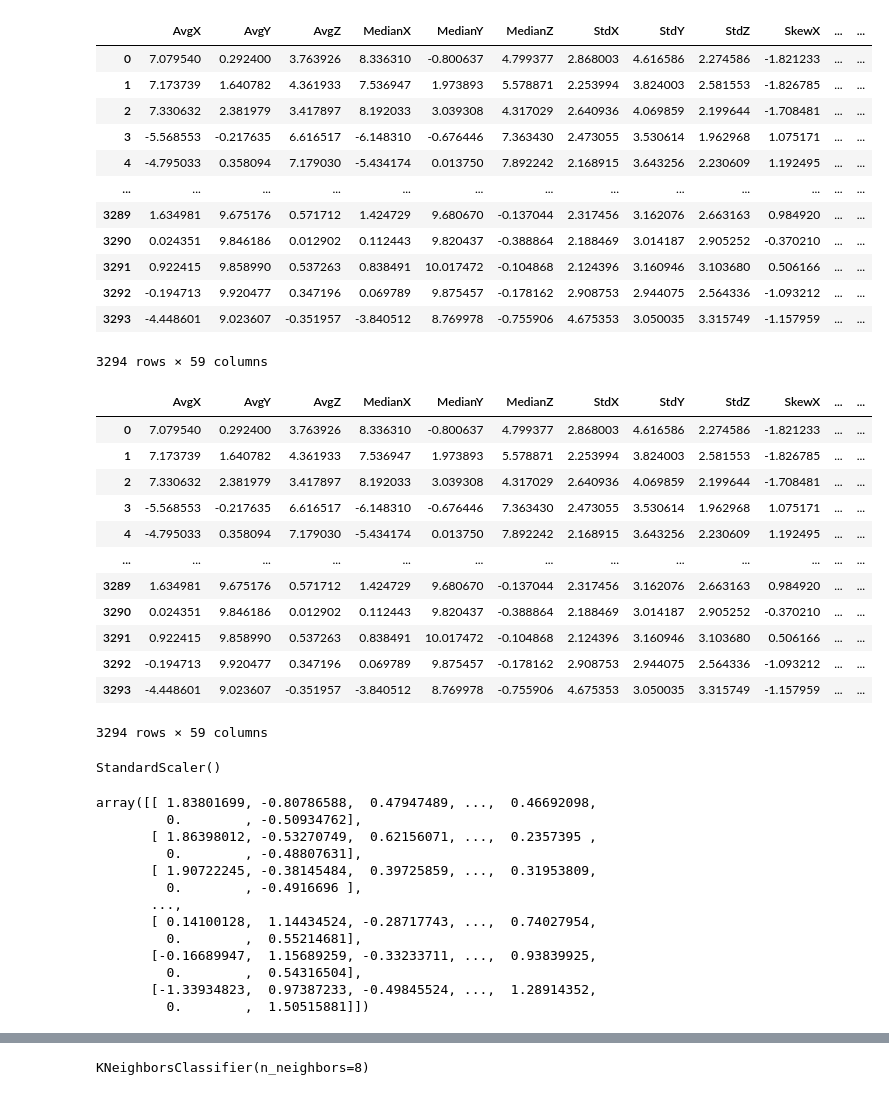
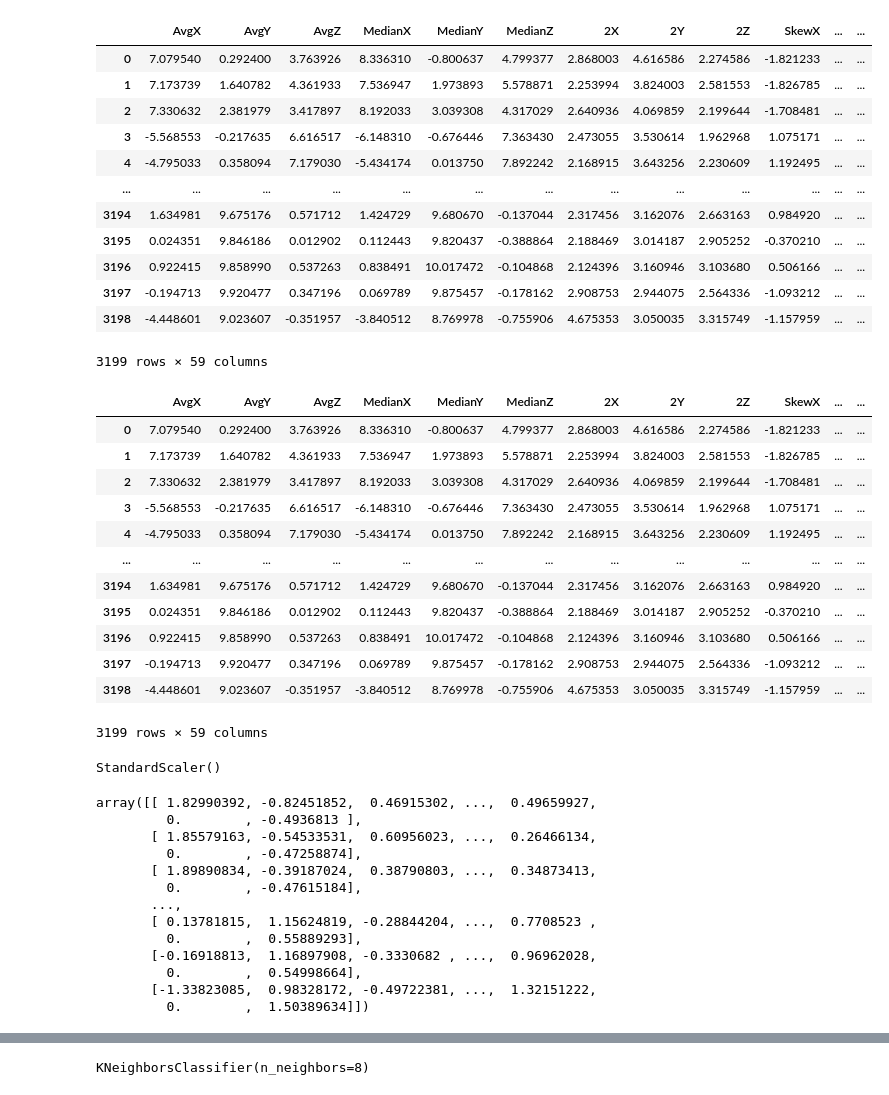
Before and after one commit to priyanshi9692/Adaptive-and-Heuristic-AI-enabled-IoT-Edge-for-high-risk-and-rural-patients, a Jupyter notebook: machinelearning/fall/KNN-Model-for-Fall-Data-Analysis.ipynb, the cells around one changed output, grey strips where cells are left out. Cells and saved outputs as stored; diff of their text form; code cells hidden in the pictures.

Commit message:
KNN model for fall data

```diff
--- a/machinelearning/fall/KNN-Model-for-Fall-Data-Analysis.ipynb
+++ b/machinelearning/fall/KNN-Model-for-Fall-Data-Analysis.ipynb
@@ -7,23 +7,23 @@ import seaborn as sns
 # %%
 # Use pandas .read_csv() method to read in classified dataset
 # index_col -> argument assigns the index to a particular column
-df = pd.read_csv('all_data1all.csv')
+df = pd.read_csv('all_data1all3.csv')
 # Use the .head() method to display the first few rows
 df
 # %% [output]
-|  | AvgX | AvgY | AvgZ | MedianX | MedianY | MedianZ | StdX | StdY | StdZ | SkewX | ... | ... |
+|  | AvgX | AvgY | AvgZ | MedianX | MedianY | MedianZ | 2X | 2Y | 2Z | SkewX | ... | ... |
 | 0 | 7.079540 | 0.292400 | 3.763926 | 8.336310 | -0.800637 | 4.799377 | 2.868003 | 4.616586 | 2.274586 | -1.821233 | ... | ... |
 | 1 | 7.173739 | 1.640782 | 4.361933 | 7.536947 | 1.973893 | 5.578871 | 2.253994 | 3.824003 | 2.581553 | -1.826785 | ... | ... |
 | 2 | 7.330632 | 2.381979 | 3.417897 | 8.192033 | 3.039308 | 4.317029 | 2.640936 | 4.069859 | 2.199644 | -1.708481 | ... | ... |
 | 3 | -5.568553 | -0.217635 | 6.616517 | -6.148310 | -0.676446 | 7.363430 | 2.473055 | 3.530614 | 1.962968 | 1.075171 | ... | ... |
 | 4 | -4.795033 | 0.358094 | 7.179030 | -5.434174 | 0.013750 | 7.892242 | 2.168915 | 3.643256 | 2.230609 | 1.192495 | ... | ... |
 | ... | ... | ... | ... | ... | ... | ... | ... | ... | ... | ... | ... | ... |
-| 3289 | 1.634981 | 9.675176 | 0.571712 | 1.424729 | 9.680670 | -0.137044 | 2.317456 | 3.162076 | 2.663163 | 0.984920 | ... | ... |
-| 3290 | 0.024351 | 9.846186 | 0.012902 | 0.112443 | 9.820437 | -0.388864 | 2.188469 | 3.014187 | 2.905252 | -0.370210 | ... | ... |
-| 3291 | 0.922415 | 9.858990 | 0.537263 | 0.838491 | 10.017472 | -0.104868 | 2.124396 | 3.160946 | 3.103680 | 0.506166 | ... | ... |
-| 3292 | -0.194713 | 9.920477 | 0.347196 | 0.069789 | 9.875457 | -0.178162 | 2.908753 | 2.944075 | 2.564336 | -1.093212 | ... | ... |
-| 3293 | -4.448601 | 9.023607 | -0.351957 | -3.840512 | 8.769978 | -0.755906 | 4.675353 | 3.050035 | 3.315749 | -1.157959 | ... | ... |
+| 3194 | 1.634981 | 9.675176 | 0.571712 | 1.424729 | 9.680670 | -0.137044 | 2.317456 | 3.162076 | 2.663163 | 0.984920 | ... | ... |
+| 3195 | 0.024351 | 9.846186 | 0.012902 | 0.112443 | 9.820437 | -0.388864 | 2.188469 | 3.014187 | 2.905252 | -0.370210 | ... | ... |
+| 3196 | 0.922415 | 9.858990 | 0.537263 | 0.838491 | 10.017472 | -0.104868 | 2.124396 | 3.160946 | 3.103680 | 0.506166 | ... | ... |
+| 3197 | -0.194713 | 9.920477 | 0.347196 | 0.069789 | 9.875457 | -0.178162 | 2.908753 | 2.944075 | 2.564336 | -1.093212 | ... | ... |
+| 3198 | -4.448601 | 9.023607 | -0.351957 | -3.840512 | 8.769978 | -0.755906 | 4.675353 | 3.050035 | 3.315749 | -1.157959 | ... | ... |
-3294 rows × 59 columns
+3199 rows × 59 columns
 # %%
 #Label encoding for "ocean_proximity" column, as that column has string values
 from sklearn.preprocessing import LabelEncoder
@@ -32,19 +32,19 @@ label = le.fit_transform(df["label"])
 df["label"] = label
 df
 # %% [output]
-|  | AvgX | AvgY | AvgZ | MedianX | MedianY | MedianZ | StdX | StdY | StdZ | SkewX | ... | ... |
+|  | AvgX | AvgY | AvgZ | MedianX | MedianY | MedianZ | 2X | 2Y | 2Z | SkewX | ... | ... |
 | 0 | 7.079540 | 0.292400 | 3.763926 | 8.336310 | -0.800637 | 4.799377 | 2.868003 | 4.616586 | 2.274586 | -1.821233 | ... | ... |
 | 1 | 7.173739 | 1.640782 | 4.361933 | 7.536947 | 1.973893 | 5.578871 | 2.253994 | 3.824003 | 2.581553 | -1.826785 | ... | ... |
 | 2 | 7.330632 | 2.381979 | 3.417897 | 8.192033 | 3.039308 | 4.317029 | 2.640936 | 4.069859 | 2.199644 | -1.708481 | ... | ... |
 | 3 | -5.568553 | -0.217635 | 6.616517 | -6.148310 | -0.676446 | 7.363430 | 2.473055 | 3.530614 | 1.962968 | 1.075171 | ... | ... |
 | 4 | -4.795033 | 0.358094 | 7.179030 | -5.434174 | 0.013750 | 7.892242 | 2.168915 | 3.643256 | 2.230609 | 1.192495 | ... | ... |
 | ... | ... | ... | ... | ... | ... | ... | ... | ... | ... | ... | ... | ... |
-| 3289 | 1.634981 | 9.675176 | 0.571712 | 1.424729 | 9.680670 | -0.137044 | 2.317456 | 3.162076 | 2.663163 | 0.984920 | ... | ... |
-| 3290 | 0.024351 | 9.846186 | 0.012902 | 0.112443 | 9.820437 | -0.388864 | 2.188469 | 3.014187 | 2.905252 | -0.370210 | ... | ... |
-| 3291 | 0.922415 | 9.858990 | 0.537263 | 0.838491 | 10.017472 | -0.104868 | 2.124396 | 3.160946 | 3.103680 | 0.506166 | ... | ... |
-| 3292 | -0.194713 | 9.920477 | 0.347196 | 0.069789 | 9.875457 | -0.178162 | 2.908753 | 2.944075 | 2.564336 | -1.093212 | ... | ... |
-| 3293 | -4.448601 | 9.023607 | -0.351957 | -3.840512 | 8.769978 | -0.755906 | 4.675353 | 3.050035 | 3.315749 | -1.157959 | ... | ... |
+| 3194 | 1.634981 | 9.675176 | 0.571712 | 1.424729 | 9.680670 | -0.137044 | 2.317456 | 3.162076 | 2.663163 | 0.984920 | ... | ... |
+| 3195 | 0.024351 | 9.846186 | 0.012902 | 0.112443 | 9.820437 | -0.388864 | 2.188469 | 3.014187 | 2.905252 | -0.370210 | ... | ... |
+| 3196 | 0.922415 | 9.858990 | 0.537263 | 0.838491 | 10.017472 | -0.104868 | 2.124396 | 3.160946 | 3.103680 | 0.506166 | ... | ... |
+| 3197 | -0.194713 | 9.920477 | 0.347196 | 0.069789 | 9.875457 | -0.178162 | 2.908753 | 2.944075 | 2.564336 | -1.093212 | ... | ... |
+| 3198 | -4.448601 | 9.023607 | -0.351957 | -3.840512 | 8.769978 | -0.755906 | 4.675353 | 3.050035 | 3.315749 | -1.157959 | ... | ... |
-3294 rows × 59 columns
+3199 rows × 59 columns
 # %%
 # Import module to standardize the scale
 from sklearn.preprocessing import StandardScaler
@@ -59,19 +59,19 @@ scaled_features = scaler.transform(df.drop('label',axis=1))
 # Review the array of values generated from the scaled features process
 scaled_features
 # %% [output]
-array([[ 1.83801699, -0.80786588,  0.47947489, ...,  0.46692098,
-         0.        , -0.50934762],
-       [ 1.86398012, -0.53270749,  0.62156071, ...,  0.2357395 ,
-         0.        , -0.48807631],
-       [ 1.90722245, -0.38145484,  0.39725859, ...,  0.31953809,
-         0.        , -0.4916696 ],
+array([[ 1.82990392, -0.82451852,  0.46915302, ...,  0.49659927,
+         0.        , -0.4936813 ],
+       [ 1.85579163, -0.54533531,  0.60956023, ...,  0.26466134,
+         0.        , -0.47258874],
+       [ 1.89890834, -0.39187024,  0.38790803, ...,  0.34873413,
+         0.        , -0.47615184],
        ...,
-       [ 0.14100128,  1.14434524, -0.28717743, ...,  0.74027954,
-         0.        ,  0.55214681],
-       [-0.16689947,  1.15689259, -0.33233711, ...,  0.93839925,
-         0.        ,  0.54316504],
-       [-1.33934823,  0.97387233, -0.49845524, ...,  1.28914352,
-         0.        ,  1.50515881]])
+       [ 0.13781815,  1.15624819, -0.28844204, ...,  0.7708523 ,
+         0.        ,  0.55889293],
+       [-0.16918813,  1.16897908, -0.3330682 , ...,  0.96962028,
+         0.        ,  0.54998664],
+       [-1.33823085,  0.98328172, -0.49722381, ...,  1.32151222,
+         0.        ,  1.50389634]])
 # %%
 # Creating data frame using features
 df_features = pd.DataFrame(scaled_features, columns = df.columns[:-1])
```
Also changed, not shown: parts of 6 cells of this notebook.
